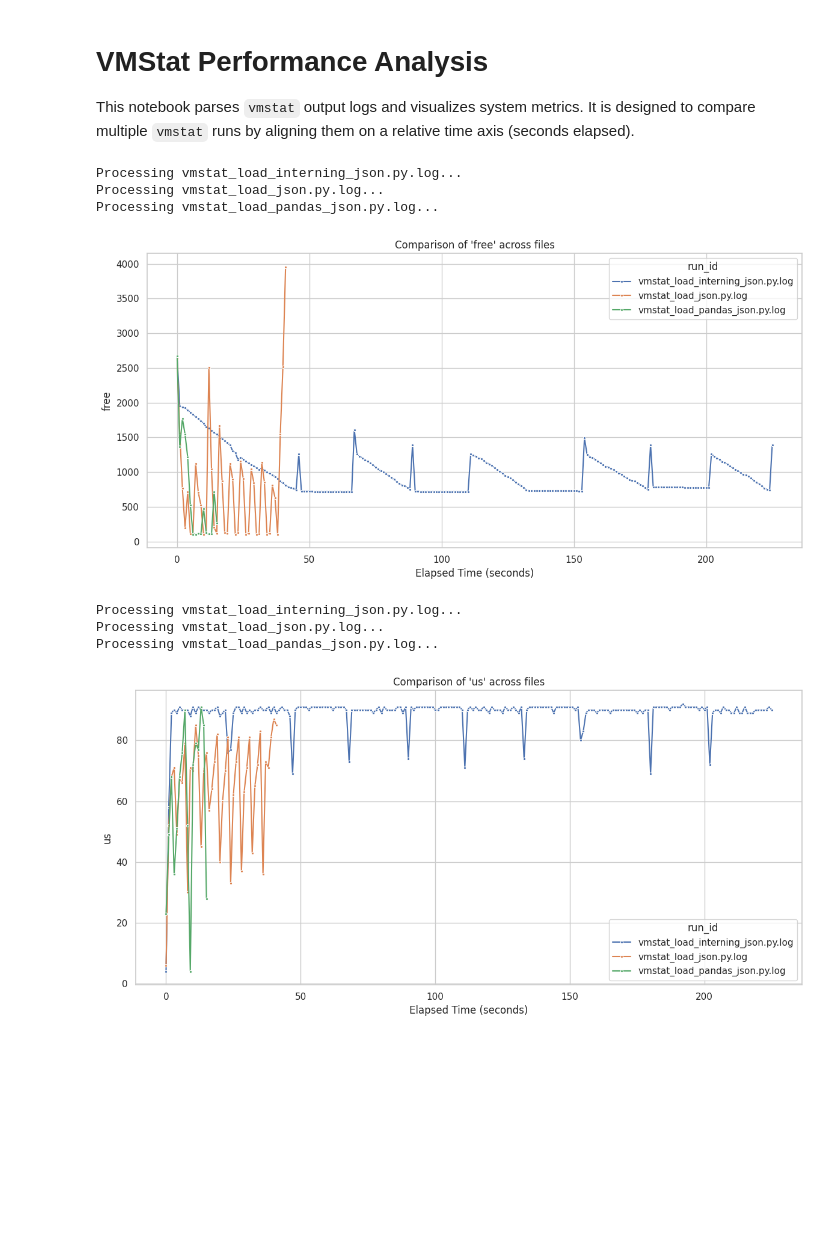
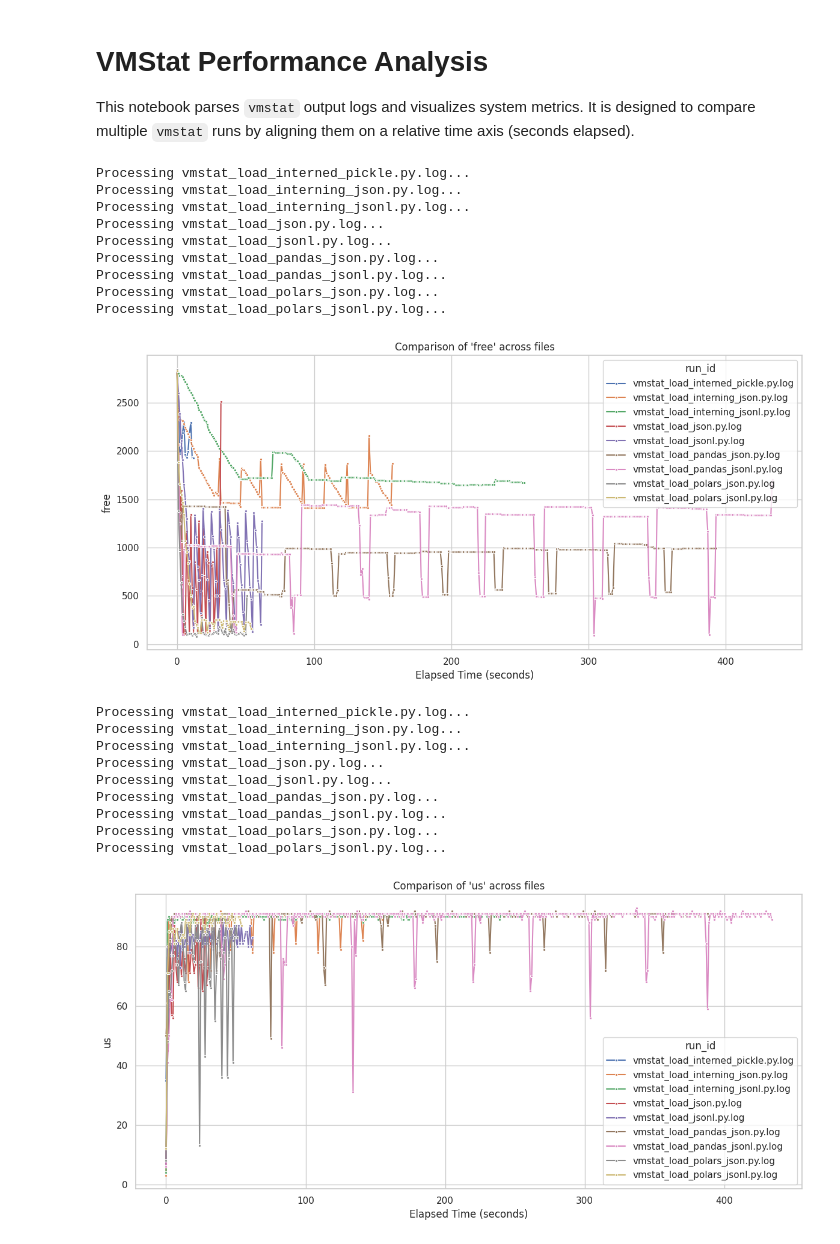
Before and after one commit to brabster/static-lookup-api-options-python, a Jupyter notebook: vmstat_comparison.ipynb, the cells around one changed output. Drawn from its saved outputs; the diff is of its cells as text; code cells hidden in the pictures; blank space fills up the shorter version.

```diff
--- a/vmstat_comparison.ipynb
+++ b/vmstat_comparison.ipynb
@@ -79,7 +79,7 @@ def analyze_directory(directory_path, metric_to_plot="free"):
 
     # Iterate over all files (assuming they are text/log files)
     # Adjust the glob pattern if files have a specific extension, e.g., '*.log'
-    files = sorted(dir_path.glob("*json.py.log"))
+    files = sorted(dir_path.glob("*"))
 
     for file in files:
         if file.is_file():
@@ -117,16 +117,28 @@ def analyze_directory(directory_path, metric_to_plot="free"):
     plt.show()
 # %%
 # Compare 'free' memory usage across the two runs
-analyze_directory("uncommitted/outputs/", metric_to_plot="free")
+analyze_directory("sample_outputs/vmstat/", metric_to_plot="free")
 
 # Compare 'us' (user cpu) usage
-analyze_directory("uncommitted/outputs/", metric_to_plot="us")
+analyze_directory("sample_outputs/vmstat/", metric_to_plot="us")
 # %% [output]
+Processing vmstat_load_interned_pickle.py.log...
 Processing vmstat_load_interning_json.py.log...
+Processing vmstat_load_interning_jsonl.py.log...
 Processing vmstat_load_json.py.log...
+Processing vmstat_load_jsonl.py.log...
 Processing vmstat_load_pandas_json.py.log...
+Processing vmstat_load_pandas_jsonl.py.log...
+Processing vmstat_load_polars_json.py.log...
+Processing vmstat_load_polars_jsonl.py.log...
-[figure, old version]
+[figure, new version]
+Processing vmstat_load_interned_pickle.py.log...
 Processing vmstat_load_interning_json.py.log...
+Processing vmstat_load_interning_jsonl.py.log...
 Processing vmstat_load_json.py.log...
+Processing vmstat_load_jsonl.py.log...
 Processing vmstat_load_pandas_json.py.log...
+Processing vmstat_load_pandas_jsonl.py.log...
+Processing vmstat_load_polars_json.py.log...
+Processing vmstat_load_polars_jsonl.py.log...
-[figure, old version]
+[figure, new version]
```
Also changed, not shown: 11 other files.
